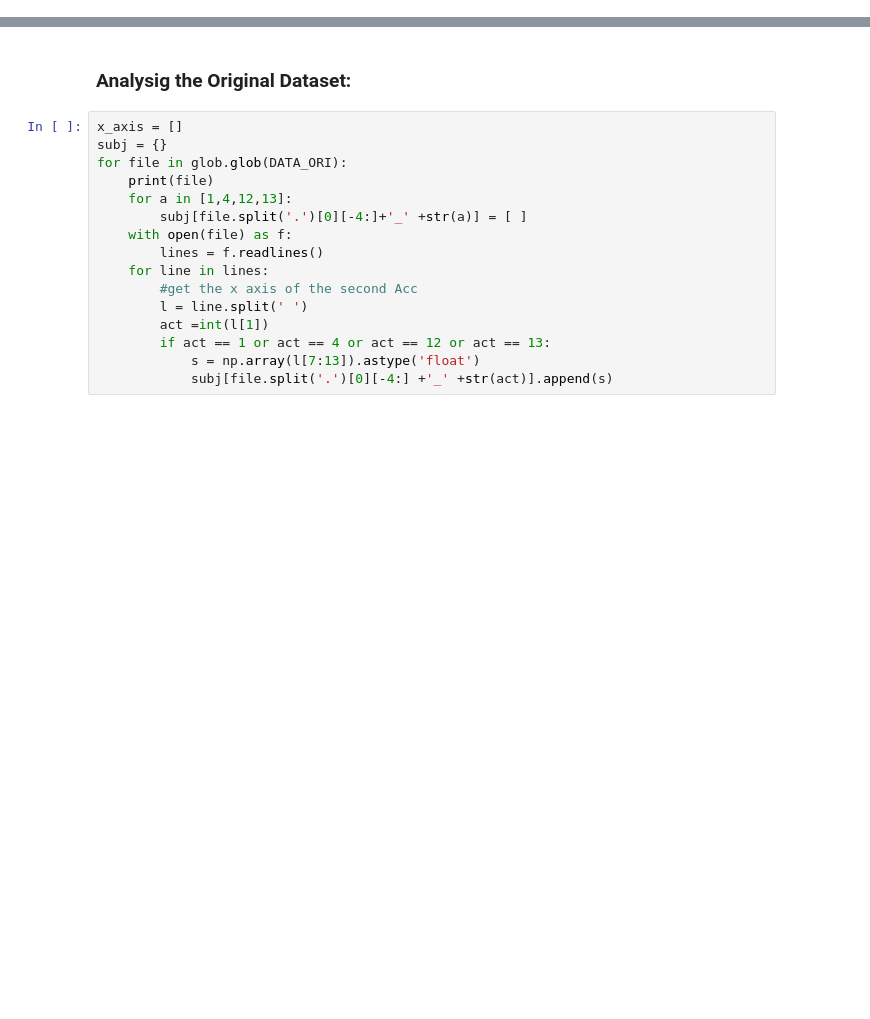
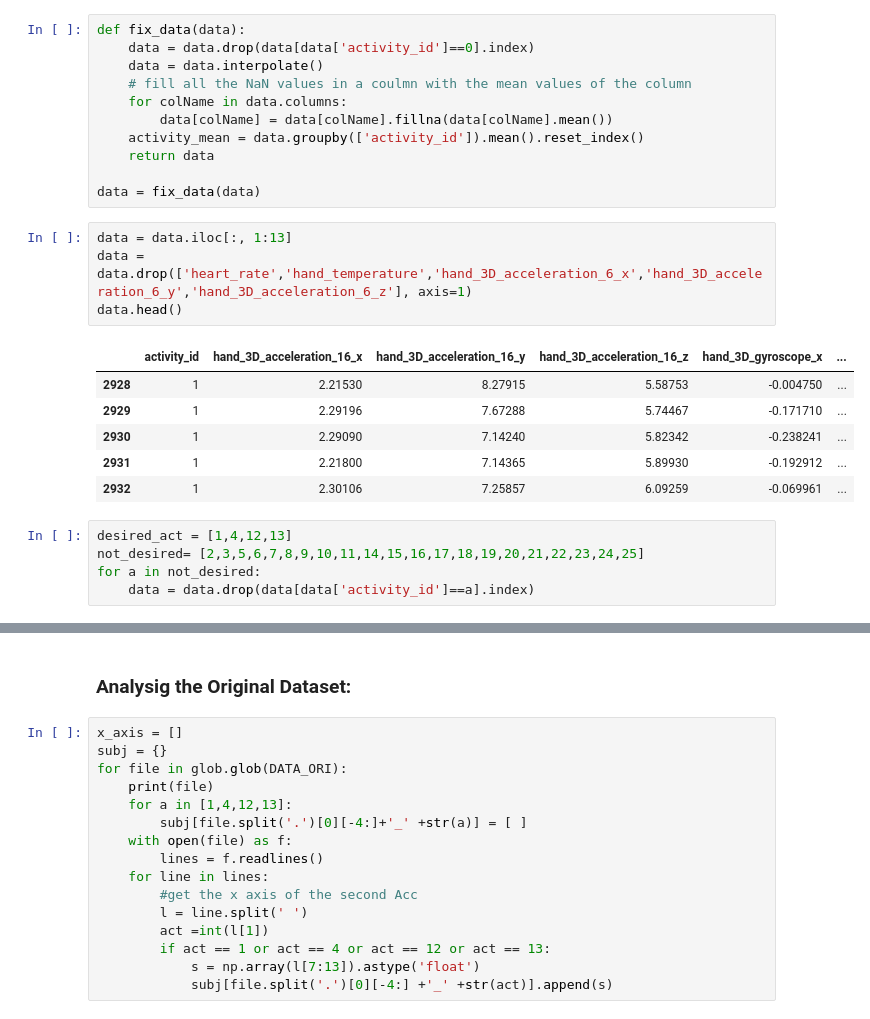
Before and after one commit to gcramerb/TransferLearning-Sensors, a Jupyter notebook: experiments/analysis/Pamap2Analysis.ipynb, the cells around one changed output, grey strips where cells are left out. Saved outputs shown, nothing was run; the diff lists cells and outputs as text; blank space fills up the shorter version.

Commit message:
model V5: working for new data processing (SOT original)

```diff
--- a/experiments/analysis/Pamap2Analysis.ipynb
+++ b/experiments/analysis/Pamap2Analysis.ipynb
@@ -10,0 +105,27 @@ n_classes = 4
+# %%
+def fix_data(data):
+    data = data.drop(data[data['activity_id']==0].index)
+    data = data.interpolate()
+    # fill all the NaN values in a coulmn with the mean values of the column
+    for colName in data.columns:
+        data[colName] = data[colName].fillna(data[colName].mean())
+    activity_mean = data.groupby(['activity_id']).mean().reset_index()
+    return data
+
+data = fix_data(data)
+# %%
+data = data.iloc[:, 1:13]
+data = data.drop(['heart_rate','hand_temperature','hand_3D_acceleration_6_x','hand_3D_acceleration_6_y','hand_3D_acceleration_6_z'], axis=1)
+data.head()
+# %% [output]
+|  | activity_id | hand_3D_acceleration_16_x | hand_3D_acceleration_16_y | hand_3D_acceleration_16_z | hand_3D_gyroscope_x | ... |
+| 2928 | 1 | 2.21530 | 8.27915 | 5.58753 | -0.004750 | ... |
+| 2929 | 1 | 2.29196 | 7.67288 | 5.74467 | -0.171710 | ... |
+| 2930 | 1 | 2.29090 | 7.14240 | 5.82342 | -0.238241 | ... |
+| 2931 | 1 | 2.21800 | 7.14365 | 5.89930 | -0.192912 | ... |
+| 2932 | 1 | 2.30106 | 7.25857 | 6.09259 | -0.069961 | ... |
+# %%
+desired_act = [1,4,12,13]
+not_desired= [2,3,5,6,7,8,9,10,11,14,15,16,17,18,19,20,21,22,23,24,25]
+for a in not_desired:
+    data = data.drop(data[data['activity_id']==a].index)
```
Also changed, not shown: parts of 5 cells of this notebook, 9 other files.
